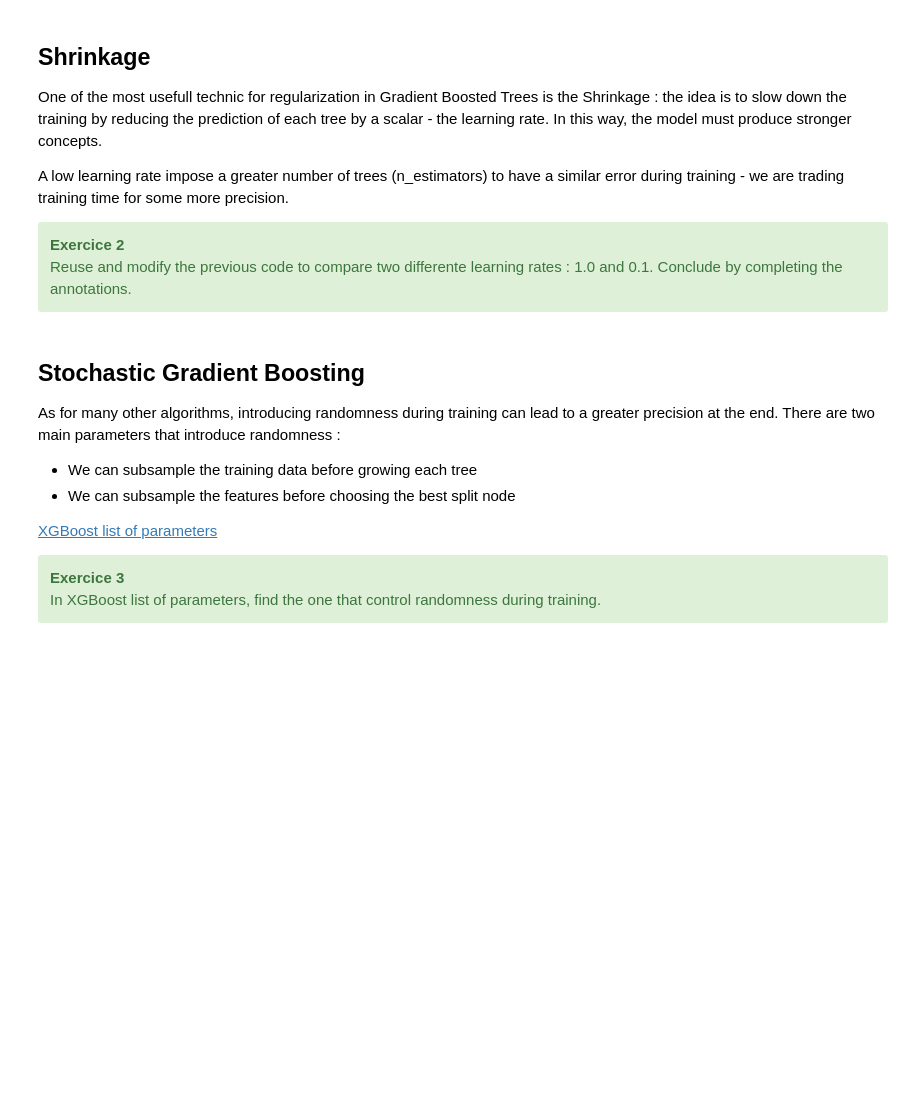
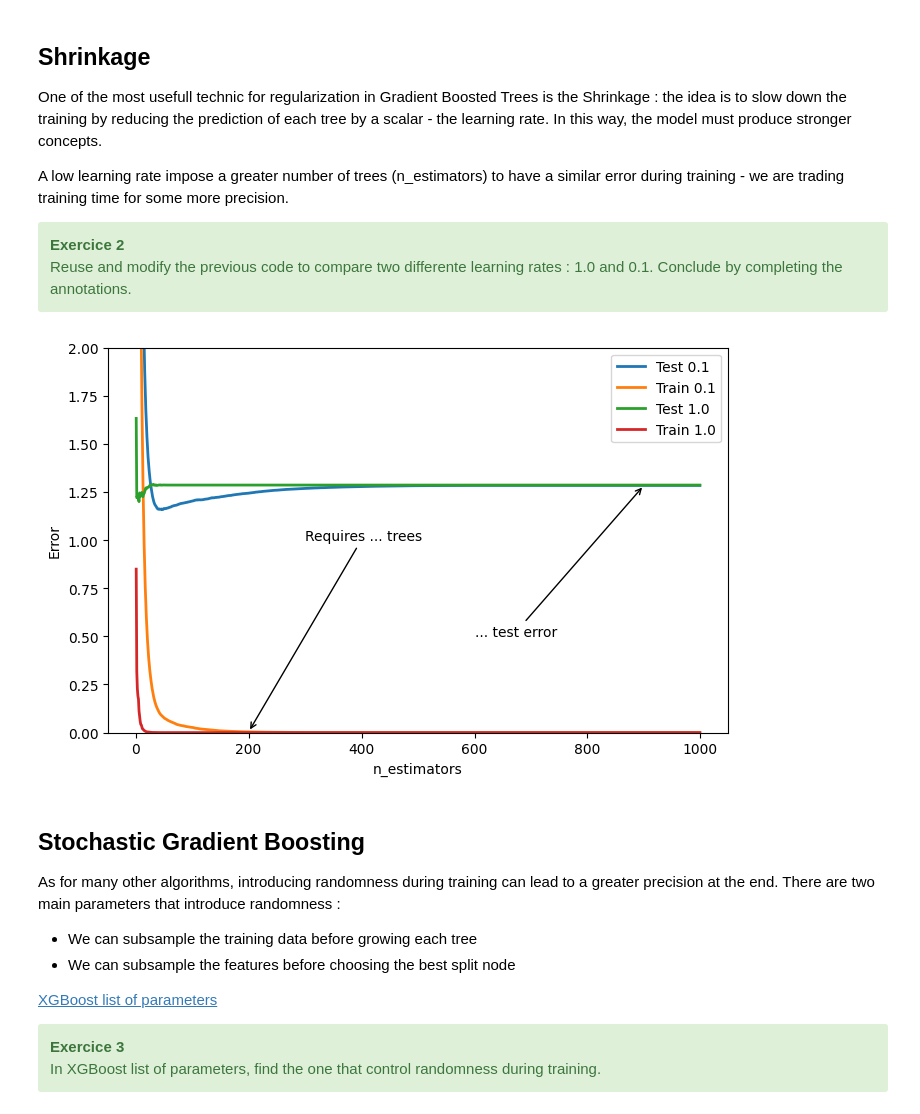
Before and after one commit to SupaeroDataScience/machine-learning, a Jupyter notebook: 10 - Gradient Boosting/03 - Regularization.ipynb, the cells around one changed output. Cells and saved outputs as stored; diff of their text form; code cells hidden in the pictures; blank space fills up the shorter version.

```diff
--- a/10 - Gradient Boosting/03 - Regularization.ipynb
+++ b/10 - Gradient Boosting/03 - Regularization.ipynb
@@ -119,35 +128,54 @@ test_list_2 = []
 train_list_2 = []
 
 for n_estimators in range(1,1000):
     estim_list.append(n_estimators)
-    est = ...
+    est = XGBRegressor(n_estimators=n_estimators, random_state=0, learning_rate= 1)
+    est2 = XGBRegressor(n_estimators=n_estimators, random_state=0, learning_rate= 0.1)
 
-    est2 = ...
+    est.fit(X_train, y_train)
+    est2.fit(X_train, y_train)
+
+    y_train_pred = est.predict(X_train)
+    y_test_pred = est.predict(X_test)
+    y_train_pred2 = est2.predict(X_train)
+    y_test_pred2 = est2.predict(X_test)
+
+    train_error = mean_squared_error(y_train, y_train_pred)
+    test_error = mean_squared_error(y_test, y_test_pred)
+    train_error2 = mean_squared_error(y_train, y_train_pred2)
+    test_error2 = mean_squared_error(y_test, y_test_pred2)
+
+    train_list.append(train_error)
+    test_list.append(test_error)
+    train_list_2.append(train_error2)
+    test_list_2.append(test_error2)
 
 
 ax.plot(estim_list, test_list_2, label='Test 0.1',
          linewidth=2)
 ax.plot(estim_list,train_list_2, label='Train 0.1', linewidth=2)
 
 ax.plot(estim_list, test_list, label='Test 1.0',
          linewidth=2)
 ax.plot(estim_list,train_list, label='Train 1.0', linewidth=2)
 ax.set_ylabel('Error')
 ax.set_xlabel('n_estimators')
 ax.set_ylim((0, 2))
 
 
 
 ax.annotate('Requires ... trees', xy=(200, train_list_2[199]), xycoords='data',
             xytext=(300, 1.0), textcoords='data',
             arrowprops=dict(arrowstyle="->", connectionstyle="arc"),
             )
 ax.annotate('... test error', xy=(900, test_list_2[899]), xycoords='data',
             xytext=(600, 0.5), textcoords='data',
             arrowprops=dict(arrowstyle="->", connectionstyle="arc"),
             )
 plt.legend(loc='upper right')
 plt.show()
+# %% [output]
+[figure, added]
 # %% [markdown]
 ## Stochastic Gradient Boosting
 
```
Also changed, not shown: parts of 2 cells of this notebook, 2 other files.
